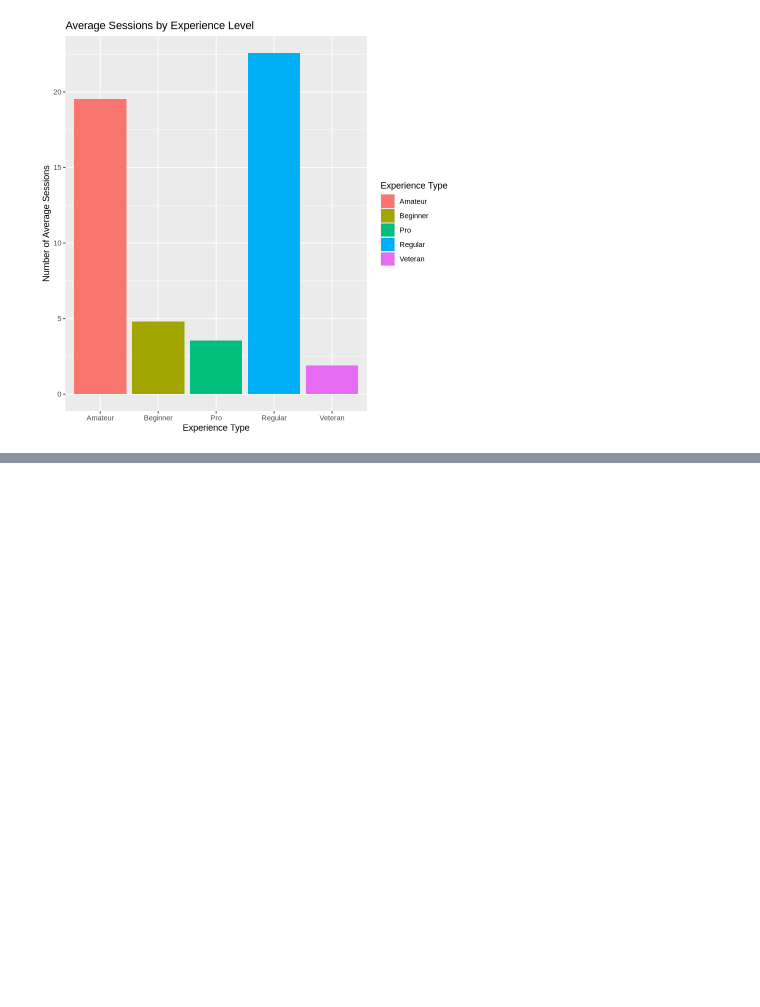
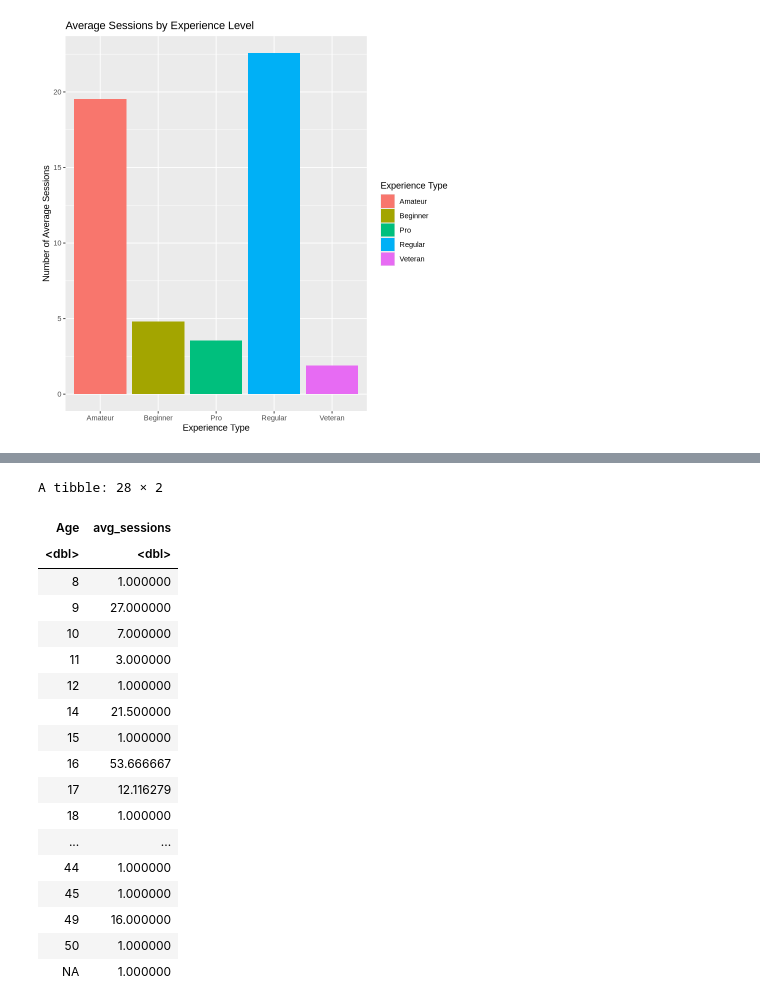
Before and after one commit to evangelinec/DSCI_final_project, a Jupyter notebook: final_project_work.ipynb, the cells around one changed output, grey strips where cells are left out. Drawn from its saved outputs; the diff is of its cells as text; code cells hidden in the pictures; blank space fills up the shorter version.

```diff
--- a/final_project_work.ipynb
+++ b/final_project_work.ipynb
@@ -175,0 +176,25 @@ Warning message:
+# %%
+age_players_with_sessions<-players_with_sessions|>
+    group_by(Age)|>
+    summarize(avg_sessions=mean(num_sessions))
+age_players_with_sessions
+# %% [output]
+A tibble: 28 × 2
+| Age | avg_sessions |
+| <dbl> | <dbl> |
+| 8 | 1.000000 |
+| 9 | 27.000000 |
+| 10 | 7.000000 |
+| 11 | 3.000000 |
+| 12 | 1.000000 |
+| 14 | 21.500000 |
+| 15 | 1.000000 |
+| 16 | 53.666667 |
+| 17 | 12.116279 |
+| 18 | 1.000000 |
+| ... | ... |
+| 44 | 1.000000 |
+| 45 | 1.000000 |
+| 49 | 16.000000 |
+| 50 | 1.000000 |
+| NA | 1.000000 |
```
Also changed, not shown: parts of 2 cells of this notebook.
